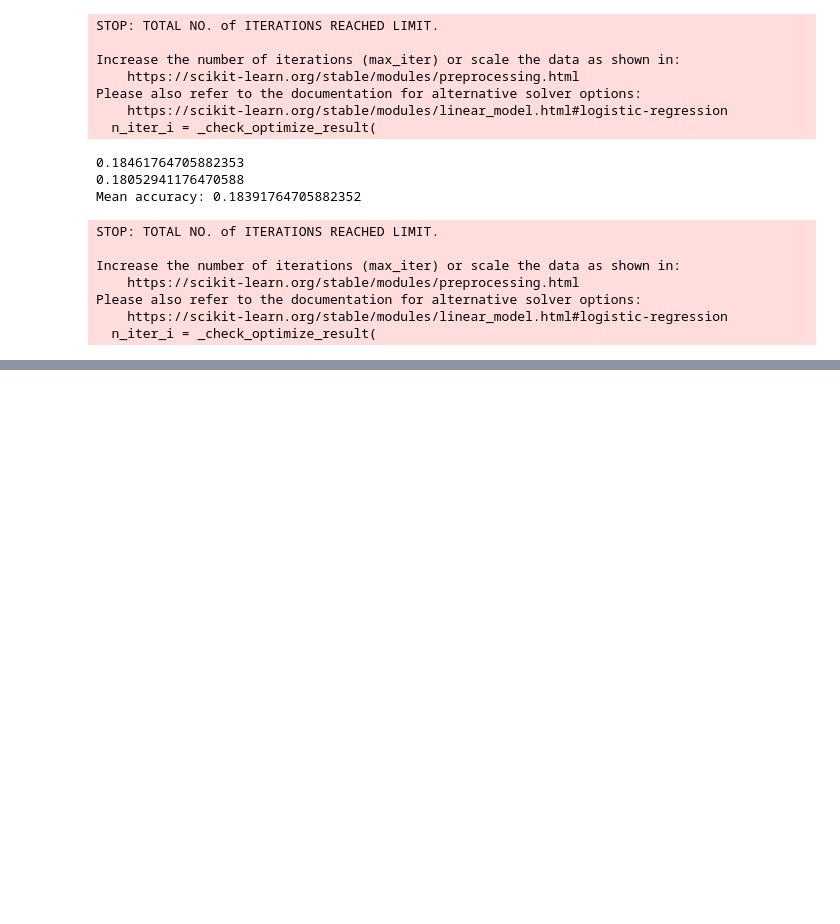
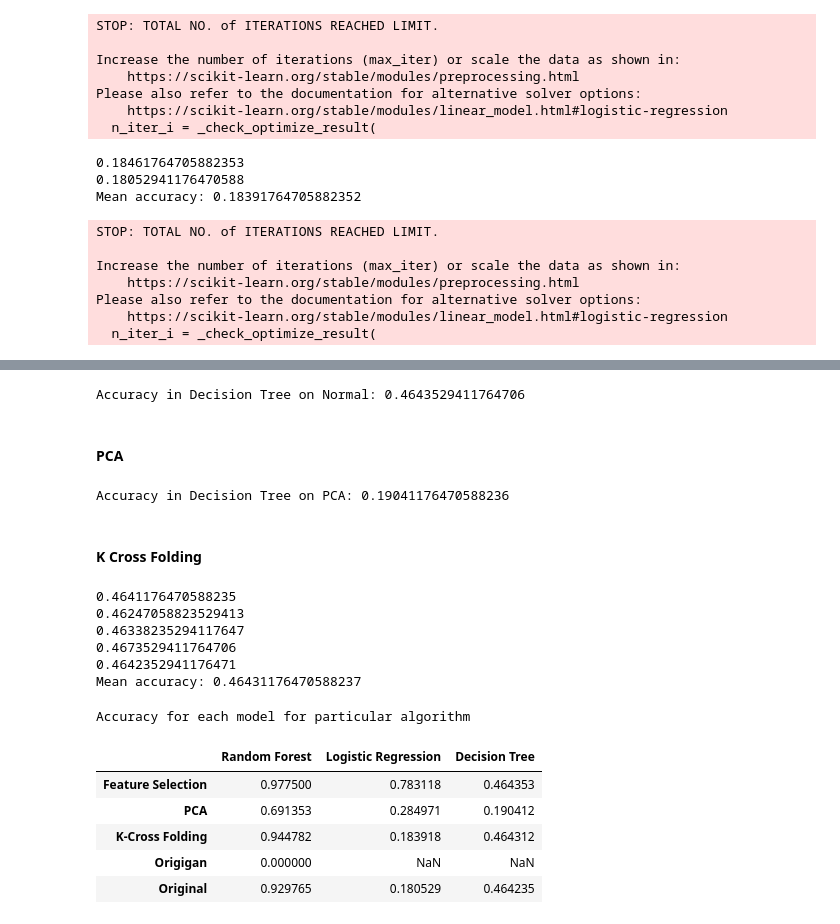
Before and after one commit to AiJared/IP-Network-Traffic-Flows, a Jupyter notebook: IP Network Traffic Flows.ipynb, the cells around one changed output, grey strips where cells are left out. Saved outputs shown, nothing was run; the diff lists cells and outputs as text; code cells hidden in the pictures; blank space fills up the shorter version.

```diff
--- a/IP Network Traffic Flows.ipynb
+++ b/IP Network Traffic Flows.ipynb
@@ -629,0 +576,66 @@ Mean accuracy: 0.46431176470588237
+# %%
+# decision tree on feature selection
+decisionTreeFeatureSelection = DecisionTreeClassifier(criterion="entropy", max_depth=3, random_state=42)
+decisionTreeFeatureSelection.fit(feature_train, target_train)
+target_pred = decisionTreeFeatureSelection.predict(feature_test)
+accuracy = decisionTreeFeatureSelection.score(feature_test, target_test)
+print("Accuracy in Decision Tree on Normal:", accuracy)
+final_result["Decision Tree"]["Feature Selection"] = accuracy
+f1Scores["Decision Tree"]["Feature Selection"] = f1_score(y_test, predictions, average="micro")
+numberOfFeatures["Decision Tree"]["Feature Selection"] = feature_train.shape[1]
+# %% [output]
+Accuracy in Decision Tree on Normal: 0.4643529411764706
+# %% [markdown]
+#### PCA
+# %%
+# decision tree on PCA
+decisionTreePCA = DecisionTreeClassifier(criterion="entropy", max_depth=3, random_state=42)
+decisionTreePCA.fit(feature_train_pca, target_train_std)
+target_pred = decisionTreePCA.predict(feature_test_pca)
+accuracy = decisionTreePCA.score(feature_test_pca, target_test_std)
+print("Accuracy in Decision Tree on PCA:", accuracy)
+final_result["Decision Tree"]["PCA"] = accuracy
+f1Scores["Decision Tree"]["PCA"] = f1_score(y_test, predictions, average="micro")
+numberOfFeatures['Decision Tree']["PCA"] = feature_train_pca.shape[1]
+# %% [output]
+Accuracy in Decision Tree on PCA: 0.19041176470588236
+# %% [markdown]
+#### K Cross Folding
+# %%
+# decision tree on K Cross folding
+decisionTreeNormal = DecisionTreeClassifier(criterion="entropy", max_depth=3, random_state=42)
+kfold = KFold(n_splits=5, shuffle=True, random_state=42)
+accuracy_scores = []
+f1_scores = []
+for train_index, test_index in kfold.split(x_dataset):
+    X_train, X_test = x_dataset.iloc[train_index], x_dataset.iloc[test_index]
+    y_train, y_test = y_dataset.iloc[train_index], y_dataset.iloc[test_index]
+    decisionTreeNormal.fit(X_train, y_train)
+    accuracy_scores.append(decisionTreeNormal.score(X_test, y_test))
+    f1_scores.append(f1_score(y_test, decisionTreeNormal.predict(X_test), average="micro"))
+    print(decisionTreeNormal.score(X_test, y_test))
+
+# Calculate and print the mean accuracy score across all folds
+print("Mean accuracy:", sum(accuracy_scores)/len(accuracy_scores))
+final_result["Decision Tree"]["K-Cross Folding"] = sum(accuracy_scores)/len(accuracy_scores)
+f1Scores["Decision Tree"]["K-Cross Folding"] = sum(f1_scores)/ len(f1_scores)
+numberOfFeatures["Decision Tree"]["K-Cross Folding"] = x_dataset.shape[1]
+# %% [output]
+0.4641176470588235
+0.46247058823529413
+0.46338235294117647
+0.4673529411764706
+0.4642352941176471
+Mean accuracy: 0.46431176470588237
+# %%
+accuracy_df = pd.DataFrame(final_result)
+print("Accuracy for each model for particular algorithm")
+accuracy_df
+# %% [output]
+Accuracy for each model for particular algorithm
+|  | Random Forest | Logistic Regression | Decision Tree |
+| Feature Selection | 0.977500 | 0.783118 | 0.464353 |
+| PCA | 0.691353 | 0.284971 | 0.190412 |
+| K-Cross Folding | 0.944782 | 0.183918 | 0.464312 |
+| Origigan | 0.000000 | NaN | NaN |
+| Original | 0.929765 | 0.180529 | 0.464235 |
```
Also changed, not shown: parts of 15 cells of this notebook.
